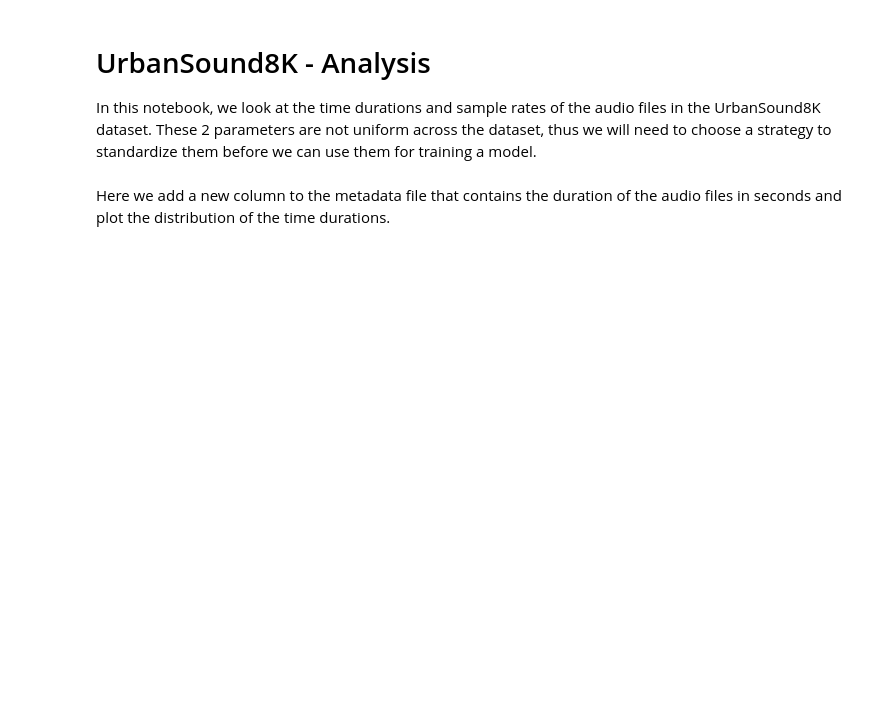
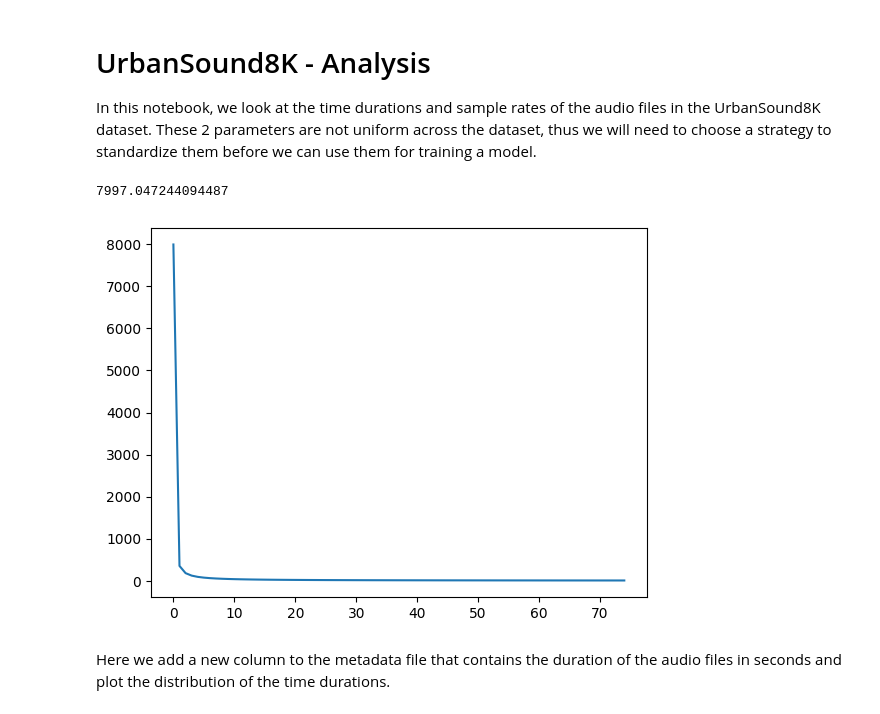
Before and after one commit to loregen/NAML-Project, a Jupyter notebook: UrbanSound8K_analysis.ipynb, the cells around one changed output. Saved outputs shown, nothing was run; the diff lists cells and outputs as text; code cells hidden in the pictures; blank space fills up the shorter version.

```diff
--- a/UrbanSound8K_analysis.ipynb
+++ b/UrbanSound8K_analysis.ipynb
@@ -9,3 +11,18 @@ import librosa
+# %%
+import pywt
+
+dt = 0.00016
+#scales = np.geomspace(0.635, 128, num=75)
+scales = np.linspace(0.635, 1024, num=75)
+freq = pywt.scale2frequency('morl', scales) / dt
+
+print(freq[0])
+
+plt.plot(freq)
+plt.show()
+# %% [output]
+7997.047244094487
+[figure, added]
 # %%
 # Load dataset metadata
 metadata = pd.read_csv('UrbanSound8K/metadata/UrbanSound8K.csv')
```
Also changed, not shown: parts of 16 cells of this notebook, 1 other file.
